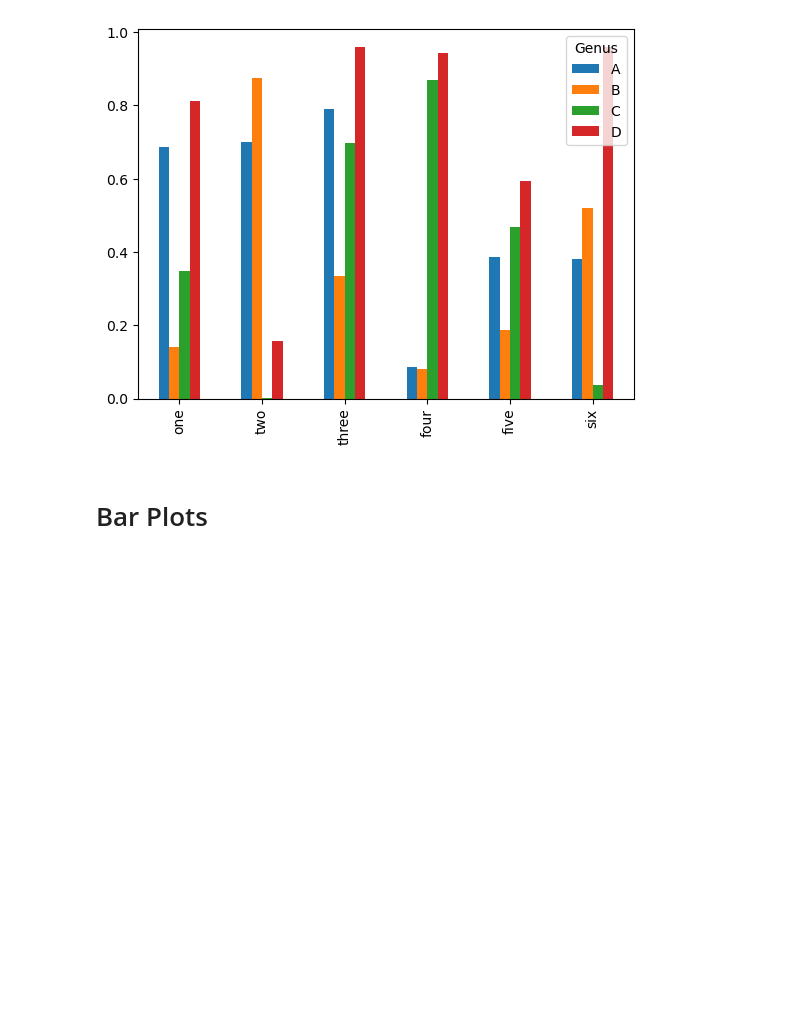
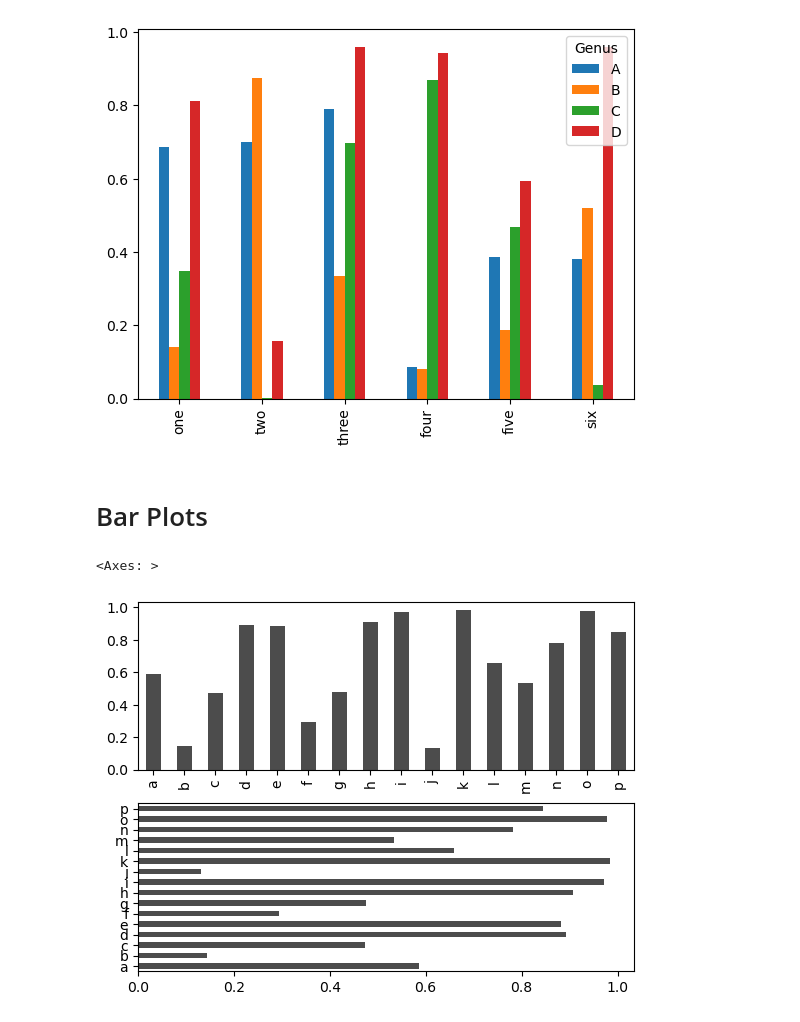
Before and after one commit to ArslanAmanov/Data-Science-Foundations-, a Jupyter notebook: Python for Data Analyses O'reilly_book/ch8_plotting_and_visualization.ipynb, the cells around one changed output. Cells and saved outputs as stored; diff of their text form; code cells hidden in the pictures; blank space fills up the shorter version.

Commit message:
bar plots

```diff
--- a/Python for Data Analyses O'reilly_book/ch8_plotting_and_visualization.ipynb
+++ b/Python for Data Analyses O'reilly_book/ch8_plotting_and_visualization.ipynb
@@ -341,3 +341,19 @@ df.plot(kind='bar')
 # sort_columns        Plot columns in alphabetical order; by default uses existing column order
 # %% [markdown]
 # Bar Plots
+# %%
+# Making bar plots instead of line plots is a simple as passing kind='bar' (for vertical bars) or kind='barh' (for horizontal bars).
+# In this case, the Series or DataFrame index will be used as the X(bar) or Y(barh) ticks:
+
+import pandas as pd
+import numpy as np
+import matplotlib.pyplot as plt
+from numpy.random import randn
+from pandas import DataFrame
+fig, axes = plt.subplots(2, 1)
+data = pd.Series(np.random.rand(16), index=list('abcdefghijklmnop'))
+data.plot.bar(ax=axes[0], color='k', alpha=0.7)
+data.plot.barh(ax=axes[1], color='k', alpha=0.7)
+# %% [output]
+<Axes: >
+[figure, added]
```
Also changed, not shown: parts of 1 cell of this notebook.
